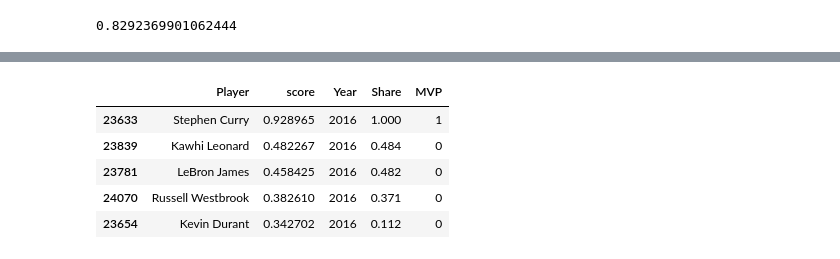
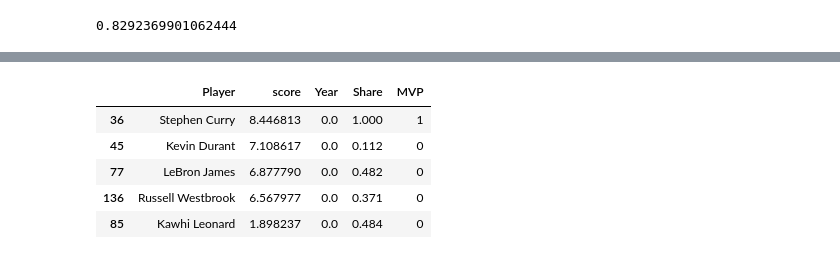
Before and after one commit to micsab/thinkful_files, a Jupyter notebook: unit_4/lesson_2/neural_net_challenge.ipynb, the cells around one changed output, grey strips where cells are left out. Saved outputs shown, nothing was run; the diff lists cells and outputs as text; code cells hidden in the pictures.

```diff
--- a/unit_4/lesson_2/neural_net_challenge.ipynb
+++ b/unit_4/lesson_2/neural_net_challenge.ipynb
@@ -14,7 +16,7 @@ from sklearn import preprocessing
 warnings.filterwarnings('ignore')
 # %%
 # Training Data
-season_stats = pd.read_csv('C:/Users/micsa/Documents/thinkful_files/unit_3/lesson_7/Seasons_Stats.csv')
+season_stats = pd.read_csv('/Users/sabol/thinking_files/thinkful_files/unit_3/lesson_7/Seasons_Stats.csv')
 season_stats = season_stats.drop(['blanl', 'blank2', 'Unnamed: 0'], axis=1)
 season_stats = season_stats[season_stats.Tm.str.contains('TOT') == False]
 season_stats['MVP_Candidate'] = np.where(season_stats['MVPSHARES'] > 0, 'Yes', 'No')
@@ -100,0 +91,16 @@ y = season_not2016['MVPSHARES']
+# %%
+season_2016 = season_stats[season_stats['Year'] == 2016.0]
+season_not2016 = season_stats[season_stats['Year'] != 2016.0]
+X_2016 = season_2016[mlp_feat_to_use]
+X_2016 = X_2016.reset_index(drop=True)
+season_columns = X_2016.columns
+player_2016 = pd.DataFrame(season_2016['Player'], columns=['Player'])
+player_2016 = player_2016.reset_index(drop=True)
+mvp_2016 = pd.DataFrame(season_2016[['MVPSHARES', 'MVP']], columns=['MVPSHARES', 'MVP'])
+mvp_2016 = mvp_2016.reset_index(drop=True)
+season_2016_scale = pd.DataFrame(preprocessing.scale(X_2016), columns=season_columns)
+season_2016_scale = pd.concat([season_2016_scale, player_2016, mvp_2016], axis=1)
+
+
+X = season_not2016[feat_to_use]
+y = season_not2016['MVPSHARES']
@@ -100,0 +126,12 @@ y = season_not2016['MVPSHARES']
+# %%
+Y = season_not2016['MVPSHARES']
+X = season_not2016[mlp_feat_to_use]
+
+names_X = X.columns
+#names_Y = Y.columns
+X_scale = pd.DataFrame(preprocessing.scale(X), columns=names_X)
+Y = pd.DataFrame(preprocessing.scale(Y), columns=['MVPSHARES'])
+
+mlp = MLPRegressor(hidden_layer_sizes=(1000,1000,1000), max_iter=500,
+                   activation='logistic')
+mlp.fit(X_scale, Y)
@@ -101,15 +146,15 @@ y = season_not2016['MVPSHARES']
 # %%
-test_pred = rf.predict(season_2016[feat_to_use])
-test_results = pd.DataFrame(season_2016.Player)
+test_pred = mlp.predict(season_2016_scale[mlp_feat_to_use])
+test_results = pd.DataFrame(season_2016_scale.Player)
 test_results['score'] = test_pred
-test_results['Year'] = season_2016['Year']
-test_results['Share'] = season_2016['MVPSHARES']
-test_results['MVP'] = season_2016['MVP']
+test_results['Year'] = season_2016_scale['Year']
+test_results['Share'] = season_2016_scale['MVPSHARES']
+test_results['MVP'] = season_2016_scale['MVP']
 test_results.sort_values('score', ascending=False).head()
 # %% [output]
 |  | Player | score | Year | Share | MVP |
-| 23633 | Stephen Curry | 0.928965 | 2016 | 1.000 | 1 |
-| 23839 | Kawhi Leonard | 0.482267 | 2016 | 0.484 | 0 |
-| 23781 | LeBron James | 0.458425 | 2016 | 0.482 | 0 |
-| 24070 | Russell Westbrook | 0.382610 | 2016 | 0.371 | 0 |
-| 23654 | Kevin Durant | 0.342702 | 2016 | 0.112 | 0 |
+| 36 | Stephen Curry | 8.446813 | 0.0 | 1.000 | 1 |
+| 45 | Kevin Durant | 7.108617 | 0.0 | 0.112 | 0 |
+| 77 | LeBron James | 6.877790 | 0.0 | 0.482 | 0 |
+| 136 | Russell Westbrook | 6.567977 | 0.0 | 0.371 | 0 |
+| 85 | Kawhi Leonard | 1.898237 | 0.0 | 0.484 | 0 |
```
Also changed, not shown: parts of 8 cells of this notebook.
